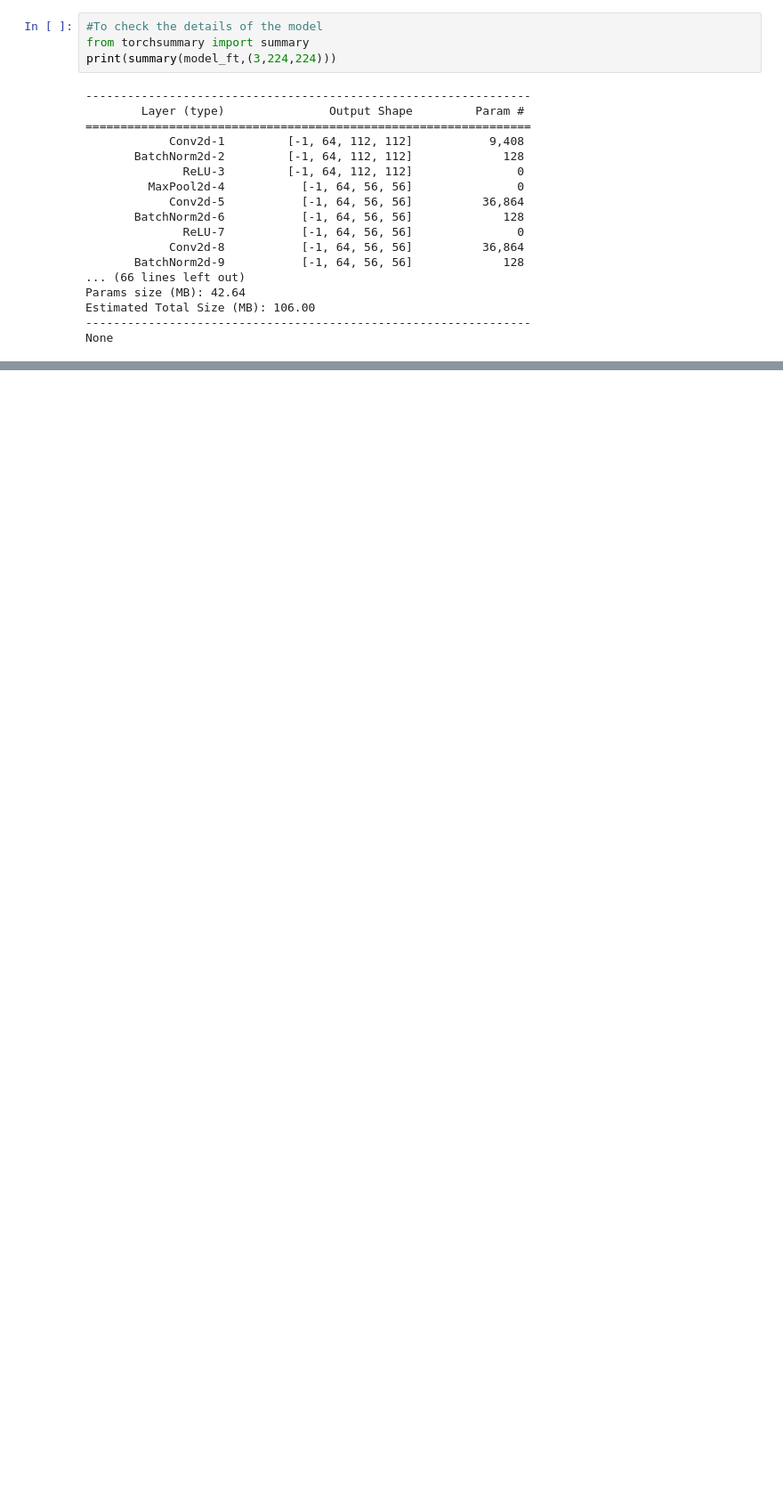
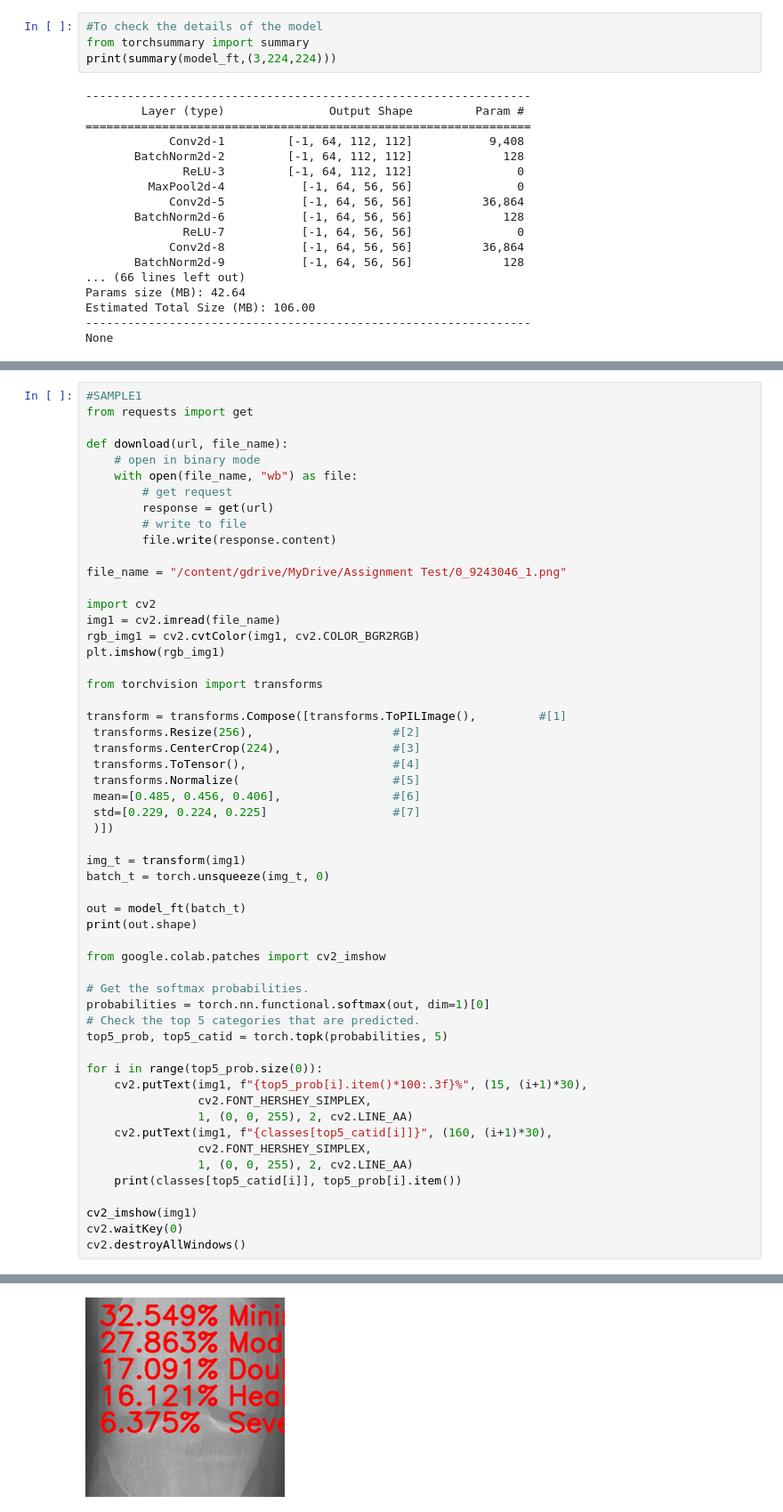
Before and after one commit to fitriasyira/CUTe_DLWORKSHOP, a Jupyter notebook: ASSIGNMENT_2.ipynb, the cells around one changed output, grey strips where cells are left out. Shown at 89% size. Cells and saved outputs as stored; diff of their text form; blank space fills up the shorter version.

```diff
--- a/ASSIGNMENT_2.ipynb
+++ b/ASSIGNMENT_2.ipynb
@@ -657,0 +680,56 @@ None
+# %%
+#SAMPLE1
+from requests import get
+
+def download(url, file_name):
+    # open in binary mode
+    with open(file_name, "wb") as file:
+        # get request
+        response = get(url)
+        # write to file
+        file.write(response.content)
+
+file_name = "/content/gdrive/MyDrive/Assignment Test/0_9243046_1.png"
+
+import cv2
+img1 = cv2.imread(file_name)
+rgb_img1 = cv2.cvtColor(img1, cv2.COLOR_BGR2RGB)
+plt.imshow(rgb_img1)
+
+from torchvision import transforms
+
+transform = transforms.Compose([transforms.ToPILImage(),         #[1]
+ transforms.Resize(256),                    #[2]
+ transforms.CenterCrop(224),                #[3]
+ transforms.ToTensor(),                     #[4]
+ transforms.Normalize(                      #[5]
+ mean=[0.485, 0.456, 0.406],                #[6]
+ std=[0.229, 0.224, 0.225]                  #[7]
+ )])
+
+img_t = transform(img1)
+batch_t = torch.unsqueeze(img_t, 0)
+
+out = model_ft(batch_t)
+print(out.shape)
+
+from google.colab.patches import cv2_imshow
+
+# Get the softmax probabilities.
+probabilities = torch.nn.functional.softmax(out, dim=1)[0]
+# Check the top 5 categories that are predicted.
+top5_prob, top5_catid = torch.topk(probabilities, 5)
+
+for i in range(top5_prob.size(0)):
+    cv2.putText(img1, f"{top5_prob[i].item()*100:.3f}%", (15, (i+1)*30),
+                cv2.FONT_HERSHEY_SIMPLEX,
+                1, (0, 0, 255), 2, cv2.LINE_AA)
+    cv2.putText(img1, f"{classes[top5_catid[i]]}", (160, (i+1)*30),
+                cv2.FONT_HERSHEY_SIMPLEX,
+                1, (0, 0, 255), 2, cv2.LINE_AA)
+    print(classes[top5_catid[i]], top5_prob[i].item())
+
+cv2_imshow(img1)
+cv2.waitKey(0)
+cv2.destroyAllWindows()
+# %% [output]
@@ -657,0 +742 @@ None
+[figure, added]
```
Also changed, not shown: parts of 5 cells of this notebook.
